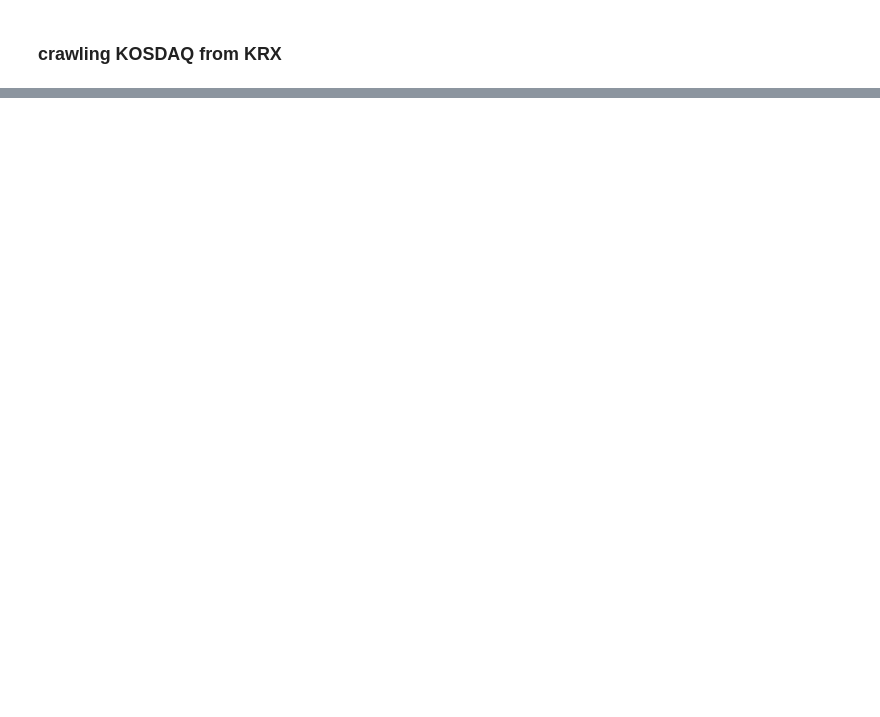
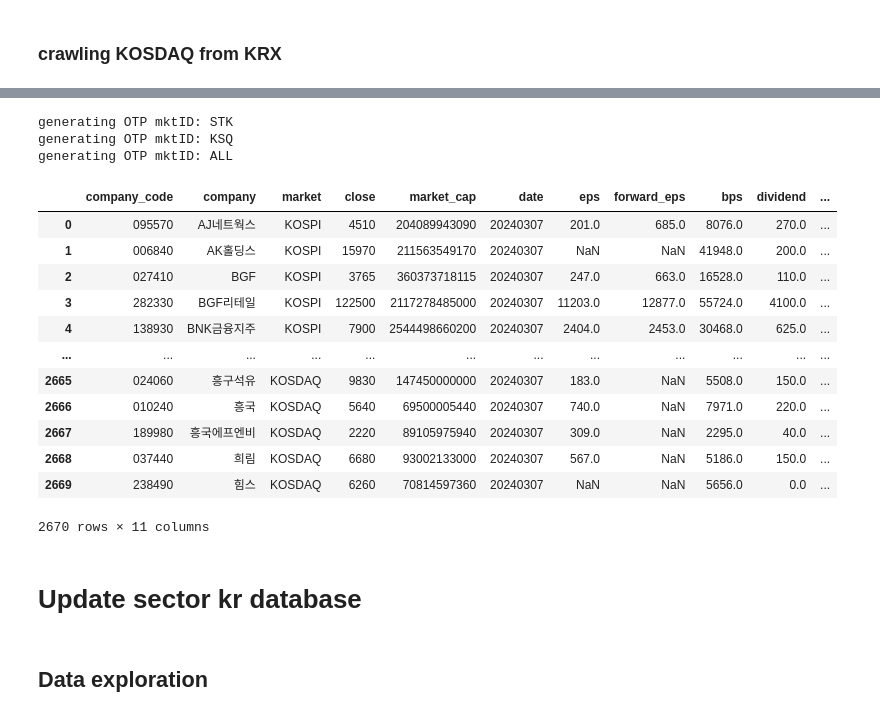
Before and after one commit to ahn283/projects, a Jupyter notebook: trader/data_manager.ipynb, the cells around one changed output, grey strips where cells are left out. Drawn from its saved outputs; the diff is of its cells as text; code cells hidden in the pictures; blank space fills up the shorter version.

```diff
--- a/trader/data_manager.ipynb
+++ b/trader/data_manager.ipynb
@@ -294,0 +322,22 @@ generating OTP mktID: ALL
+# %%
+# get combined data from krx
+a = UpdateTickerKrDB()
+data = a.get_combined_data_krx()
+data
+# %% [output]
+generating OTP mktID: STK
+generating OTP mktID: KSQ
+generating OTP mktID: ALL
+|  | company_code | company | market | close | market_cap | date | eps | forward_eps | bps | dividend | ... |
+| 0 | 095570 | AJ네트웍스 | KOSPI | 4510 | 204089943090 | 20240307 | 201.0 | 685.0 | 8076.0 | 270.0 | ... |
+| 1 | 006840 | AK홀딩스 | KOSPI | 15970 | 211563549170 | 20240307 | NaN | NaN | 41948.0 | 200.0 | ... |
+| 2 | 027410 | BGF | KOSPI | 3765 | 360373718115 | 20240307 | 247.0 | 663.0 | 16528.0 | 110.0 | ... |
+| 3 | 282330 | BGF리테일 | KOSPI | 122500 | 2117278485000 | 20240307 | 11203.0 | 12877.0 | 55724.0 | 4100.0 | ... |
+| 4 | 138930 | BNK금융지주 | KOSPI | 7900 | 2544498660200 | 20240307 | 2404.0 | 2453.0 | 30468.0 | 625.0 | ... |
+| ... | ... | ... | ... | ... | ... | ... | ... | ... | ... | ... | ... |
+| 2665 | 024060 | 흥구석유 | KOSDAQ | 9830 | 147450000000 | 20240307 | 183.0 | NaN | 5508.0 | 150.0 | ... |
+| 2666 | 010240 | 흥국 | KOSDAQ | 5640 | 69500005440 | 20240307 | 740.0 | NaN | 7971.0 | 220.0 | ... |
+| 2667 | 189980 | 흥국에프엔비 | KOSDAQ | 2220 | 89105975940 | 20240307 | 309.0 | NaN | 2295.0 | 40.0 | ... |
+| 2668 | 037440 | 희림 | KOSDAQ | 6680 | 93002133000 | 20240307 | 567.0 | NaN | 5186.0 | 150.0 | ... |
+| 2669 | 238490 | 힘스 | KOSDAQ | 6260 | 70814597360 | 20240307 | NaN | NaN | 5656.0 | 0.0 | ... |
+2670 rows × 11 columns
@@ -294,0 +347,4 @@ generating OTP mktID: ALL
+# %% [markdown]
+# Update sector kr database
+# %% [markdown]
+## Data exploration
```
Also changed, not shown: parts of 36 cells of this notebook.
